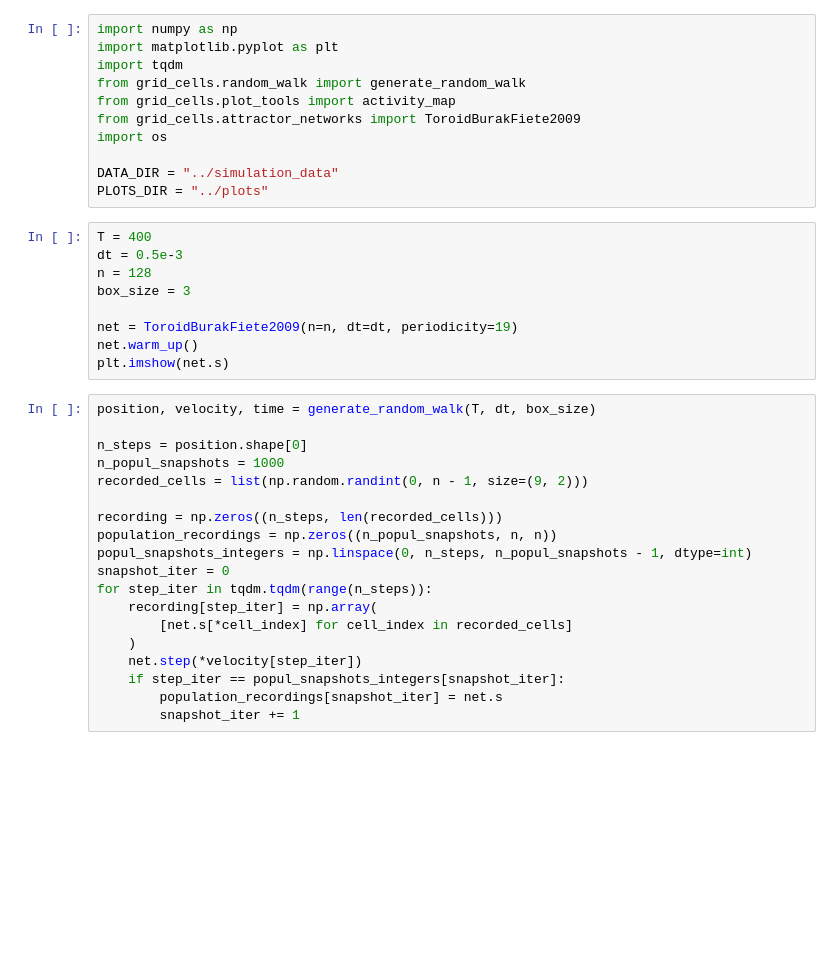
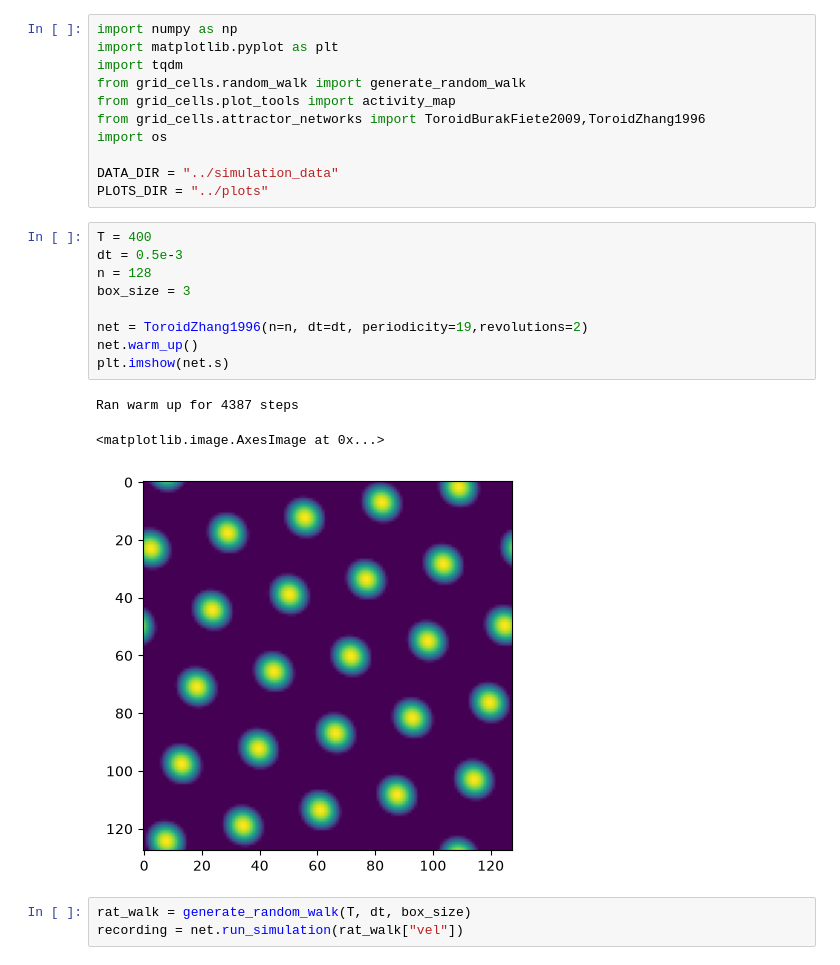
Before and after one commit to siaulich/grid-cells, a Jupyter notebook: notebooks/continuous_attractor_model_2d.ipynb, the cells around one changed output. Drawn from its saved outputs; the diff is of its cells as text; blank space fills up the shorter version.

```diff
--- a/notebooks/continuous_attractor_model_2d.ipynb
+++ b/notebooks/continuous_attractor_model_2d.ipynb
@@ -4,7 +4,7 @@ import matplotlib.pyplot as plt
 import tqdm
 from grid_cells.random_walk import generate_random_walk
 from grid_cells.plot_tools import activity_map
-from grid_cells.attractor_networks import ToroidBurakFiete2009
+from grid_cells.attractor_networks import ToroidBurakFiete2009,ToroidZhang1996
 import os
 
 DATA_DIR = "../simulation_data"
@@ -12,29 +12,17 @@ PLOTS_DIR = "../plots"
 # %%
 T = 400
 dt = 0.5e-3
 n = 128
 box_size = 3
 
-net = ToroidBurakFiete2009(n=n, dt=dt, periodicity=19)
+net = ToroidZhang1996(n=n, dt=dt, periodicity=19,revolutions=2)
 net.warm_up()
 plt.imshow(net.s)
+# %% [output]
+Ran warm up for 4387 steps
+<matplotlib.image.AxesImage at 0x...>
+[figure, added]
 # %%
-position, velocity, time = generate_random_walk(T, dt, box_size)
-
-n_steps = position.shape[0]
-n_popul_snapshots = 1000
-recorded_cells = list(np.random.randint(0, n - 1, size=(9, 2)))
-
-recording = np.zeros((n_steps, len(recorded_cells)))
-population_recordings = np.zeros((n_popul_snapshots, n, n))
-popul_snapshots_integers = np.linspace(0, n_steps, n_popul_snapshots - 1, dtype=int)
-snapshot_iter = 0
-for step_iter in tqdm.tqdm(range(n_steps)):
-    recording[step_iter] = np.array(
-        [net.s[*cell_index] for cell_index in recorded_cells]
-    )
-    net.step(*velocity[step_iter])
-    if step_iter == popul_snapshots_integers[snapshot_iter]:
-        population_recordings[snapshot_iter] = net.s
-        snapshot_iter += 1
+rat_walk = generate_random_walk(T, dt, box_size)
+recording = net.run_simulation(rat_walk["vel"])
 # %%
```
Also changed, not shown: parts of 1 cell of this notebook, 17 other files.
